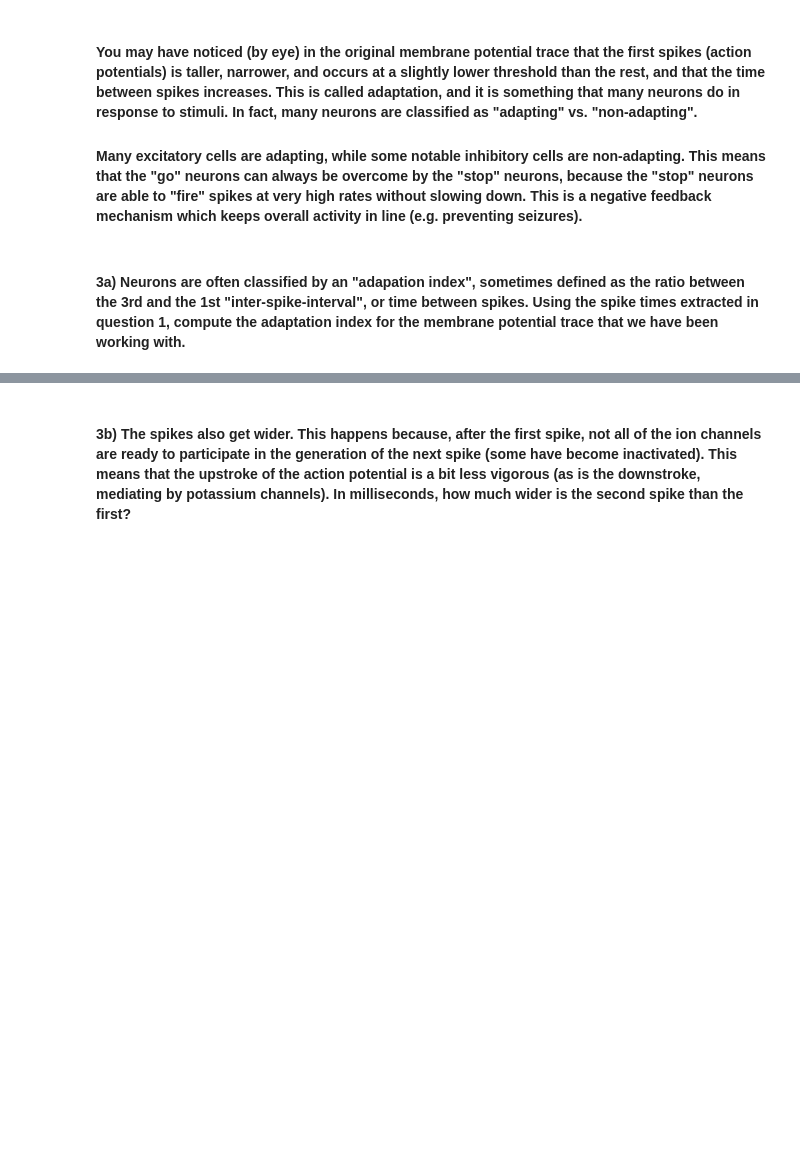
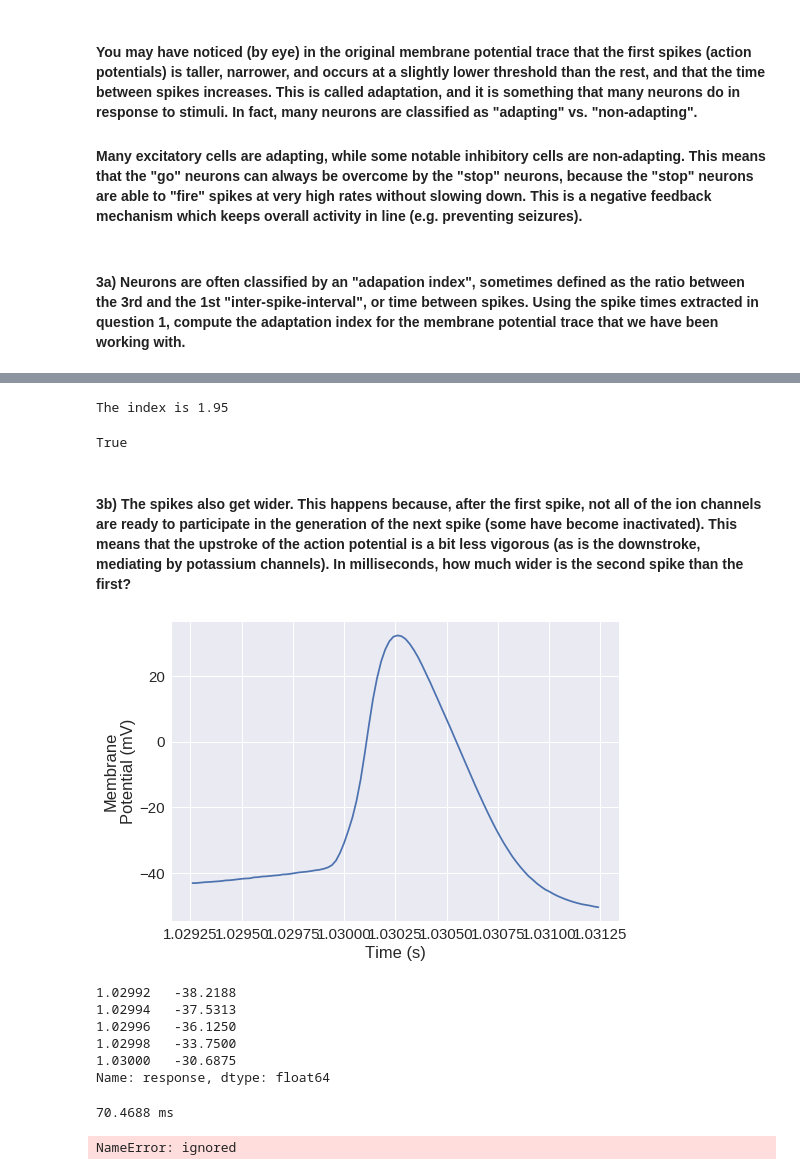
Before and after one commit to CalebRHaynes/NeuroClass_S-19, a Jupyter notebook: Copy_of_neurons_exercises.ipynb, the cells around one changed output, grey strips where cells are left out. Cells and saved outputs as stored; diff of their text form; code cells hidden in the pictures; blank space fills up the shorter version.

```diff
--- a/Copy_of_neurons_exercises.ipynb
+++ b/Copy_of_neurons_exercises.ipynb
@@ -125,10 +146,10 @@ plt.ylabel('Membrane\nPotential (mV)');
 from scipy.signal import find_peaks
 
 # Find the peak locations and heights, for peaks that go above 0
-... = find_peaks(...)
+spike_indices, spike_amplitudes = find_peaks(df['response'], height=0)
 
-n_spikes = ...
+n_spikes = len(spike_times)
 
 # Write a print statement (as in question #1) that says how many spikes there were.
 # Hint: %d will print a value as an integer.
-print(...)
+print("There are %d spikes in this sweep" % len(spike_times))
@@ -178,14 +205,14 @@ plt.plot([0,2],[20,20],'--r');
 # %%
 # You can add a column to any dataframe by just assigning to it with the equals sign.
 # This will give you a new column containing the first derivative that we computed above.
-df[...] = ...
+df["dvdt"] = dvdt
 
 # Do you remember how we create a selector (with the double equals sign)?
 # You don't have use ==, as you can use >, <, >=, <= or any other comparison operation you can think of.
-is_slope_greater_than_threshold = (... > ...)
+is_slope_greater_than_threshold = (df["dvdt"] > 20)
 
 # Now do the extraction:
-places_where_slope_is_greater_than_threshold = ...
+places_where_slope_is_greater_than_threshold = df[is_slope_greater_than_threshold]
 
 # Show the first rew rows
 places_where_slope_is_greater_than_threshold.head()
@@ -228,42 +284,55 @@ inter_spike_intervals
 # Now compute the ratio of the 3rd of these to the 1st of these.
 # Don't forget that indices start from 0 in Python (and C, C++, etc.)
 # Print to three significant figures
-adapation_index = ...
-print(...)
+adapation_index = inter_spike_intervals[2]/inter_spike_intervals[0]
+print("The index is %.3g" % adapation_index)
+# %% [output]
+The index is 1.95
 # %%
 # Write a statement that is `True` if this adaptation index is >1.5, and `False` if it is not.
 # You could use such a statement as part of a program to sort neurons into "adapting" and "non-adapting" categories.
-...
+adapation_index > 1.5
+# %% [output]
+True
 # %% [markdown]
 #### 3b) The spikes also get wider. This happens because, after the first spike, not all of the ion channels are ready to participate in the generation of the next spike (some have become inactivated).  This means that the upstroke of the action potential is a bit less vigorous (as is the downstroke, mediating by potassium channels). In milliseconds, how much wider is the second spike than the first?
 # %%
 # First we have to figure out the width of one spike.
 # The width is often defined as the time when the membrane potential crosses above the threshold (from question #2)
 # at spike onset until the time when it crosses below it at the end of the spike.
 # Let's give ourselves some runway and extract a period of time +/- 50 samples of the first spike's peak.
 # Recall that spike_indices contains the locations of the samples for each spike's peak.
-first_spike_index = ...
+first_spike_index = spike_indices[0]
 
 # .loc[] is great for finding a location by name in the index.  But the names in our index are time values, and we have indices here.
 # Use .iloc[] (the "i" stands for integer) to access by index.
-first_spike_data = df[...].iloc[...]
+first_spike_data = df['response'].iloc[first_spike_index]
 
 # But we don't just want that exact sample.  We want +/- 50 samples around the spike.
 # You can get a "slice" of the dataframe using a range like .iloc[first:last], where first and last are some values of your choosing.
-first_spike_data_range = ...
+first_spike_data_range = df['response'].iloc[first_spike_index-50:first_spike_index+50]
 
 # If all went well, this should like like a plot of the first spike
 first_spike_data_range.plot()
 plt.xlabel('Time (s)')
 plt.ylabel('Membrane\nPotential (mV)');
+# %% [output]
+[figure, added]
 # %%
 # Now you need to extract only those values that are above the threshold determined in question #2d.
 # Use a selector to extract only the values in first_spike_data_range that are above that threshold.
 # Note that the threshold is not the value of the red line (which is a threshold for the first derivative),
 # But the actual threshold you got in question #2d.
-is_first_spike_above_threshold = ... > ...
-first_spike_above_threshold = first_spike_data_range[...]
+is_first_spike_above_threshold = df["dvdt"].iloc[first_spike_index-50:first_spike_index+50] > 20
+first_spike_above_threshold = first_spike_data_range[is_first_spike_above_threshold]
 first_spike_above_threshold.head()
+# %% [output]
+1.02992   -38.2188
+1.02994   -37.5313
+1.02996   -36.1250
+1.02998   -33.7500
+1.03000   -30.6875
+Name: response, dtype: float64
 # %%
 # Now you need to find the difference between the first and last time point in `first_spike_above_threshold`
 # This will be the width of the spike.
@@ -271,32 +340,38 @@ first_spike_above_threshold.head()
 # You can access the last element of an array in several ways, but the coolest is with [-1].
 # Why does the index -1 work?  Imagine that the array was wrapped onto a circle.  If 0 is the first element, than -1 is the last element!
 # Don't forget to use .index to access the times (not the membrane potential values), and don't forget to use units!
-first_spike_width = (... - ...) * ...
+
+
+first_spike_width = (first_spike_above_threshold.iloc[-1] - first_spike_above_threshold.iloc[0]) * pq.ms
 
 # Report the width in ms to three significant figures.
-print(...)
+print(first_spike_width %.3g)
+# %% [output]
+70.4688 ms
 # %%
 # Finally, you will need to repeat this for the second spike.
 # Note that you will need to obtain the threshold again as you did in question #2, but this time for the second spike instead of the first.
 # Hint: at t = 1.032 seconds, the first spike is over and the second spike hasn't begun yet.  You can use this value to extract data for
 # only the second spike and beyond, and then repeat the strategy from question #2 to extract it's threshold.
-df_no_first_spike = df[df.index > ...]
-is_slope_greater_than_threshold = ...
-places_where_slope_is_greater_than_threshold = ...
-t = ...
-v_at_threshold = ...
-second_spike_index = spike_indices[...]
-second_spike_data = ...
-second_spike_data_range = ...
+df_no_first_spike = df[df.index > first_spike_above_threshold.iloc[0]]
+is_slope_greater_than_threshold = df['dvdt'] > 20
+places_where_slope_is_greater_than_threshold = df[is_slope_greater_than_threshold]
+t = places_where_slope_is_greater_than_threshold[0]
+v_at_threshold = df.loc(t)['response']
+second_spike_index = spike_indices[1]
+second_spike_data = df['response'].iloc[second_spike_index_spike_index]
+second_spike_data_range = df['response'].iloc[second_spike_index_spike_index-50:second_spike_index_spike_index+50]
 
 # Plotting is optional
 second_spike_data_range.plot()
 plt.xlabel('Time (s)')
 plt.ylabel('Membrane\nPotential (mV)');
 
-is_second_spike_above_threshold = ...
-second_spike_above_threshold = ...
-second_spike_width = ... # Use this line to compute the value
-second_spike_width = ... # Use this line to rescale to milliseconds
-spike_width_difference = ... - ...
-print("The seconds spike is ... wider than the first" % ...)
+is_second_spike_above_threshold = df["dvdt"].iloc[second_spike_index-50:second_spike_index+50] > 20
+second_spike_above_threshold = second_spike_data_range[is_second_spike_above_threshold]
+second_spike_width = (second_spike_above_threshold.iloc[-1] - second_spike_above_threshold.iloc[0]) # Use this line to compute the value
+second_spike_width = second_spike_width *pq.ms # Use this line to rescale to milliseconds
+spike_width_difference = first_spike_width - second_spike_width
+print("The seconds spike is spike_width_difference wider than the first" %.3g)
+# %% [output]
+NameError: ignored
```
Also changed, not shown: parts of 15 cells of this notebook.
